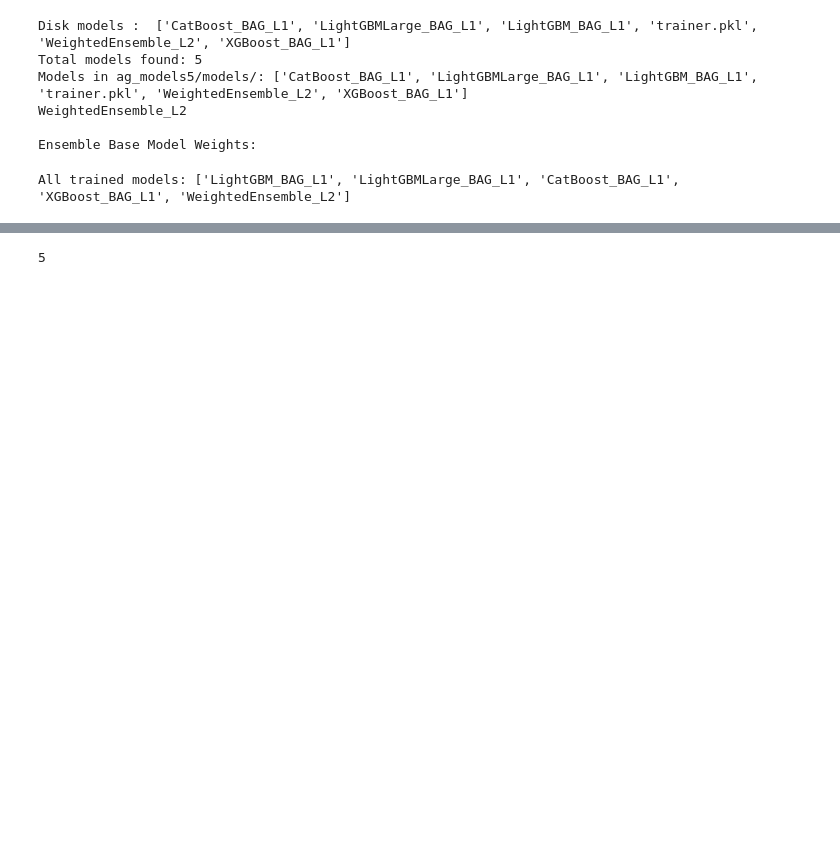
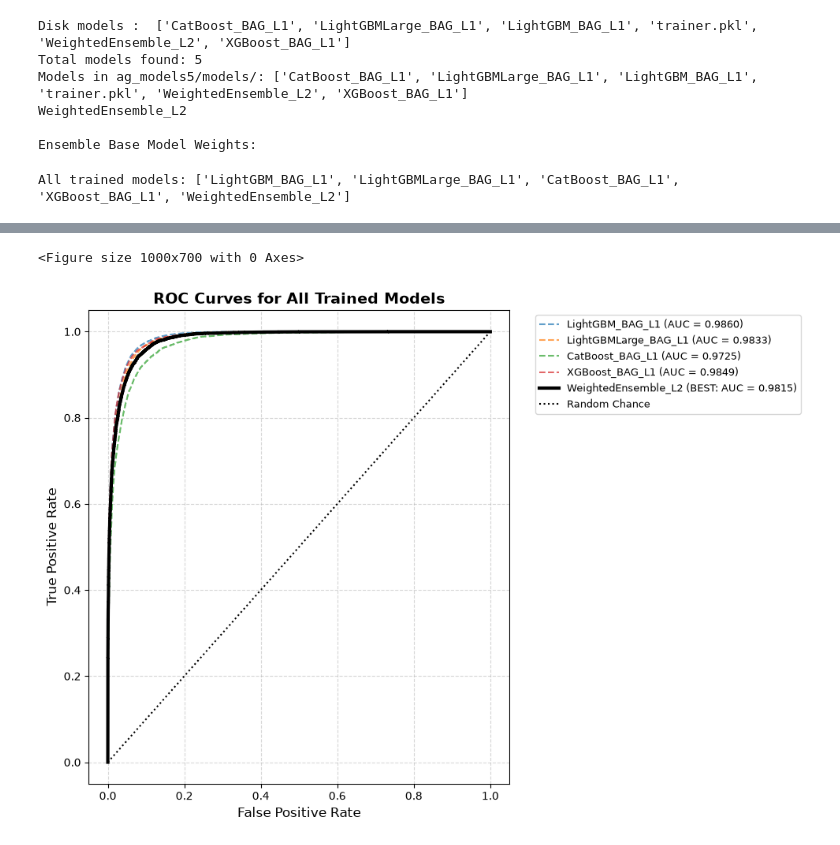
Before and after one commit to DarshakJ/F1_Pit_prediction, a Jupyter notebook: model_analysis.ipynb, the cells around one changed output, grey strips where cells are left out. Saved outputs shown, nothing was run; the diff lists cells and outputs as text; code cells hidden in the pictures; blank space fills up the shorter version.

```diff
--- a/model_analysis.ipynb
+++ b/model_analysis.ipynb
@@ -275,3 +255,5 @@ print("All trained models:", all_models)
 All trained models: ['LightGBM_BAG_L1', 'LightGBMLarge_BAG_L1', 'CatBoost_BAG_L1', 'XGBoost_BAG_L1', 'WeightedEnsemble_L2']
 # %%
 df_sampling_test_all_models = df_sampling_test.copy()
+df_sampling_test_all_models = df_sampling_test_all_models.rename({"ground_truth":"PitNextLap"}, axis=1)
+df_sampling_test_all_models.head()
@@ -279,7 +268,7 @@ df_sampling_test_all_models = df_sampling_test.copy()
 results = []
 for model_name in predictor.model_names():
     # Evaluate each model individually on validation/test set
-    perf = predictor.evaluate(df_sampling_test, model=model_name, silent=True)
+    perf = predictor.evaluate(df_sampling_test_all_models, model=model_name, silent=True)
     results.append(
         {
             "Model": model_name,
@@ -289,6 +278,7 @@ for model_name in predictor.model_names():
         }
     )
 
+
 df_all_eval = (
     pd.DataFrame(results).sort_values(by="ROC_AUC", ascending=False).reset_index(drop=True)
 )
@@ -298,2 +293,10 @@ KeyError: 'PitNextLap'
 # %%
+all_probas = {}
+
+for model_name in predictor.model_names():
+    # Get class 1 probabilities for each model
+    all_probas[model_name] = predictor.predict_proba(df_sampling_test_all_models, model=model_name)[1]
+
+df_all_probas = pd.DataFrame(all_probas)
+df_all_probas.head(10)
 # %% [output]
@@ -306,4 +314,28 @@ Name: count, dtype: int64
 # %%
-len(sample_data)
+
+# Plot ROC Curves for All Models Side-by-Side
+TARGET = "PitNextLap"
+plt.figure(figsize=(10, 7))
+
+for model_name in predictor.model_names():
+    y_proba = predictor.predict_proba(df_sampling_test_all_models, model=model_name)[1]
+    fpr, tpr, _ = roc_curve(df_sampling_test_all_models[TARGET], y_proba)
+    roc_auc = auc(fpr, tpr)
+
+    # Highlight the best model with a thicker line
+    if model_name == predictor.model_best:
+        plt.plot(fpr, tpr, label=f"{model_name} (BEST: AUC = {roc_auc:.4f})", linewidth=3, color="black")
+    else:
+        plt.plot(fpr, tpr, label=f"{model_name} (AUC = {roc_auc:.4f})", alpha=0.7, linestyle="--")
+
+plt.plot([0, 1], [0, 1], "k:", label="Random Chance")
+plt.title("ROC Curves for All Trained Models", fontsize=14, fontweight="bold")
+plt.xlabel("False Positive Rate", fontsize=12)
+plt.ylabel("True Positive Rate", fontsize=12)
+plt.legend(bbox_to_anchor=(1.05, 1), loc="upper left", fontsize=9)
+plt.grid(True, linestyle="--", alpha=0.5)
+plt.tight_layout()
+plt.show()
 # %% [output]
-5
+<Figure size 1000x700 with 0 Axes>
+[figure, added]
```
Also changed, not shown: parts of 10 cells of this notebook.
